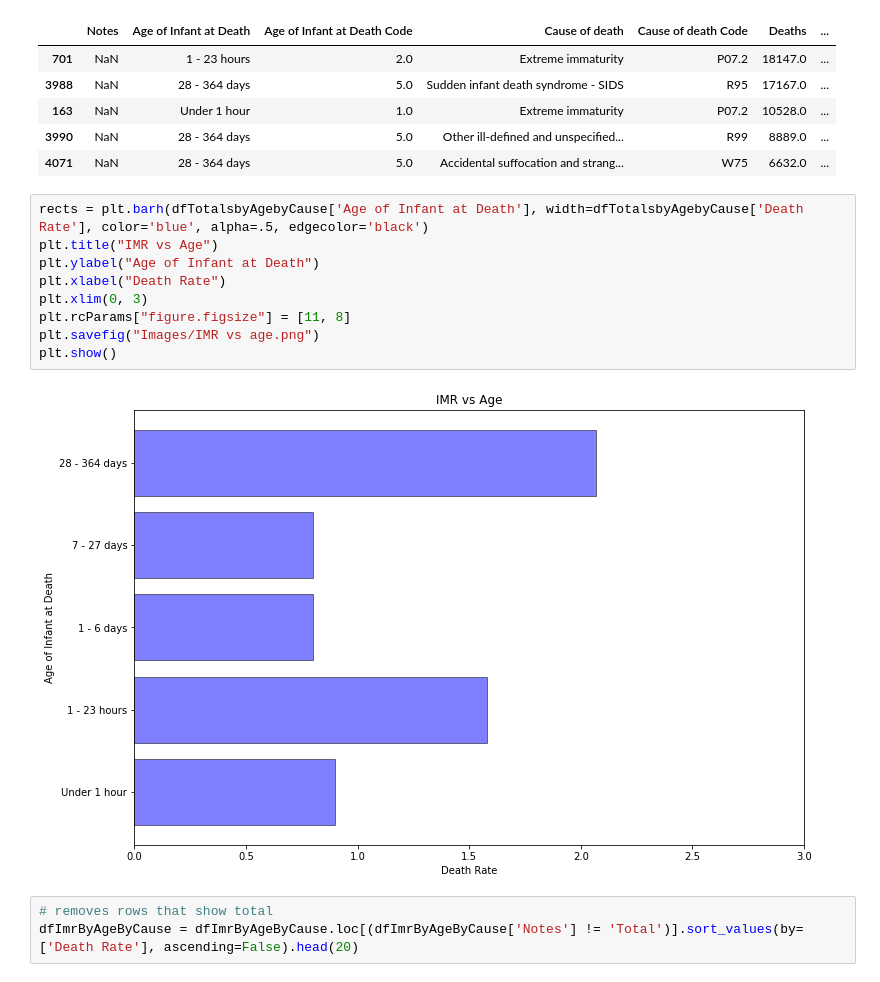
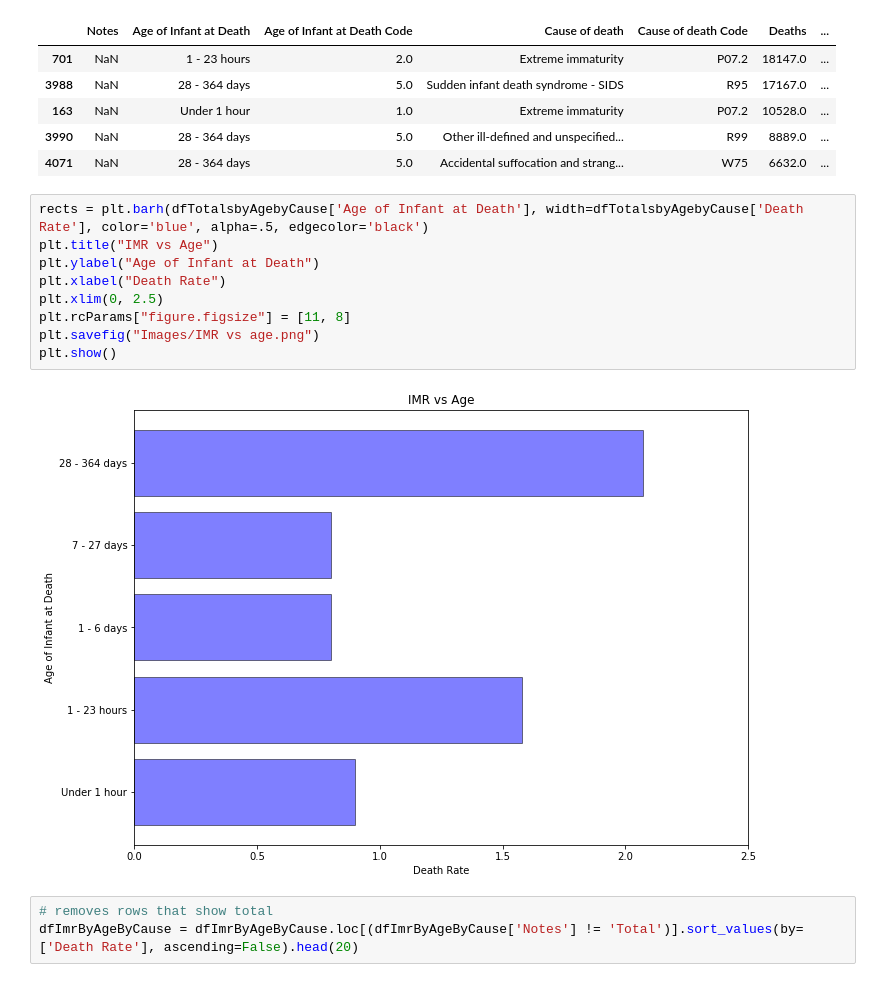
Before and after one commit to jasminajovanovic/IMR, a Jupyter notebook: IMR.ipynb, the cells around one changed output. Drawn from its saved outputs; the diff is of its cells as text.

Commit message:
updating png images

```diff
--- a/IMR.ipynb
+++ b/IMR.ipynb
@@ -146,14 +146,14 @@ dfImrByAgeByCause.head()
 # %%
 rects = plt.barh(dfTotalsbyAgebyCause['Age of Infant at Death'], width=dfTotalsbyAgebyCause['Death Rate'], color='blue', alpha=.5, edgecolor='black')
 plt.title("IMR vs Age")
 plt.ylabel("Age of Infant at Death")
 plt.xlabel("Death Rate")
-plt.xlim(0, 3)
+plt.xlim(0, 2.5)
 plt.rcParams["figure.figsize"] = [11, 8]
 plt.savefig("Images/IMR vs age.png")
 plt.show()
 # %% [output]
-[figure, old version]
+[figure, new version]
 # %%
 # removes rows that show total
 dfImrByAgeByCause = dfImrByAgeByCause.loc[(dfImrByAgeByCause['Notes'] != 'Total')].sort_values(by=['Death Rate'], ascending=False).head(20)
```
Also changed, not shown: parts of 1 cell of this notebook, 1 other file.
